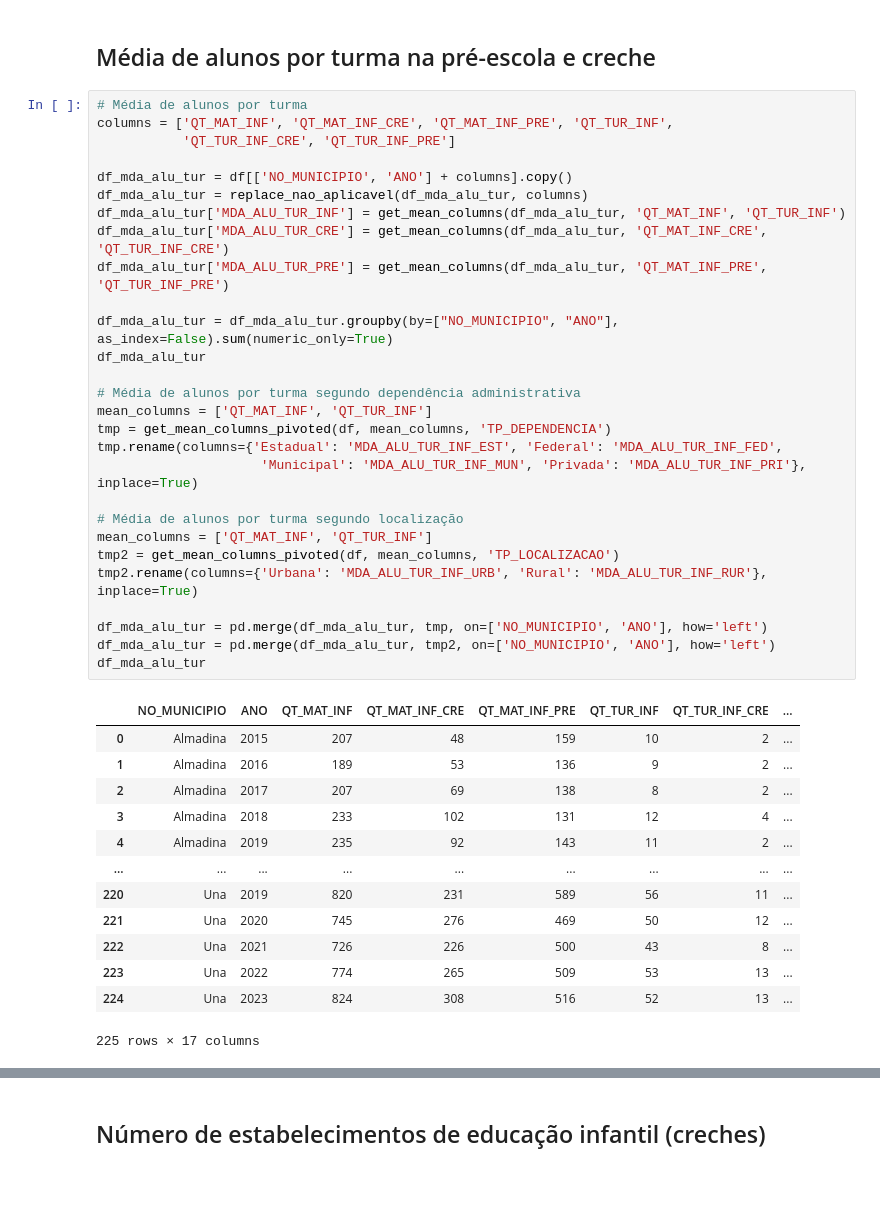
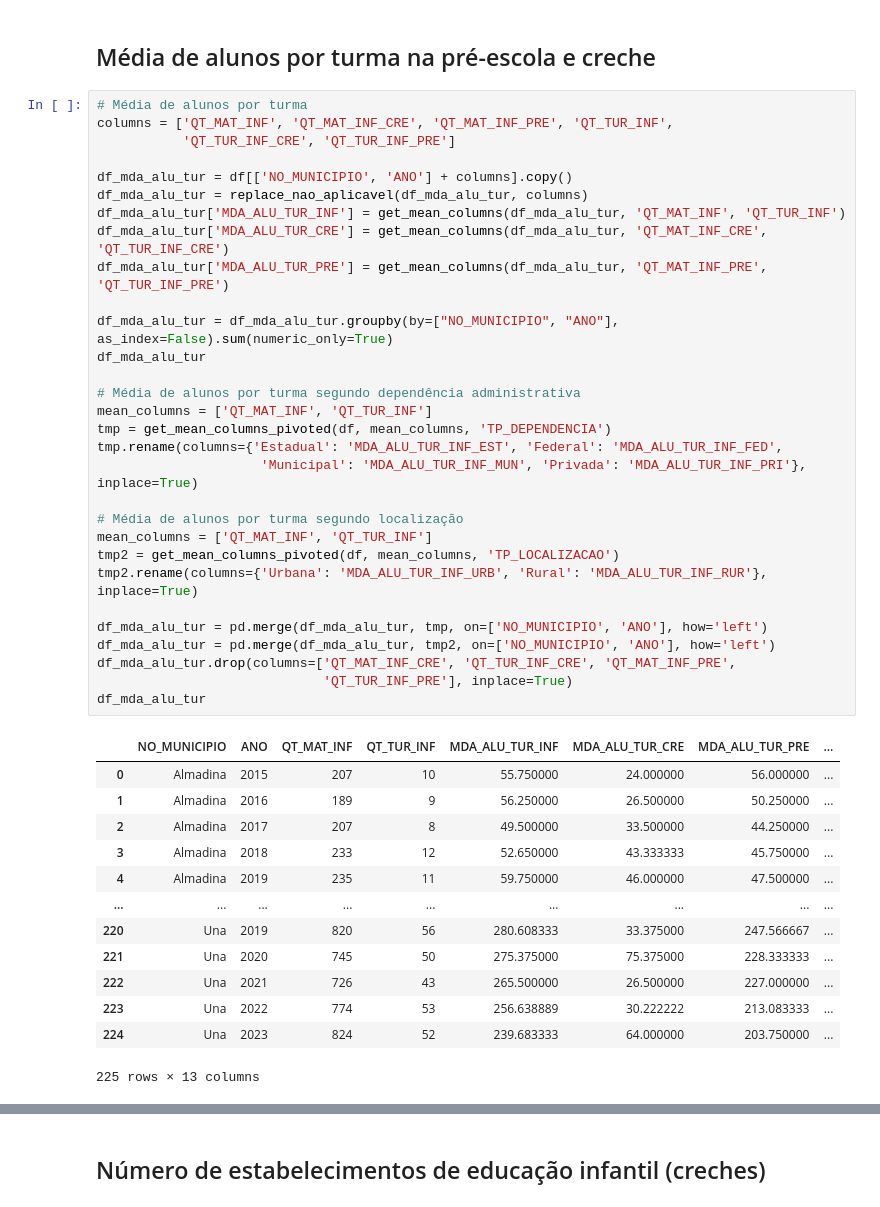
Before and after one commit to matheusssilva991/tj_educacao, a Jupyter notebook: src/tmp.ipynb, the cells around one changed output, grey strips where cells are left out. Cells and saved outputs as stored; diff of their text form.

```diff
--- a/src/tmp.ipynb
+++ b/src/tmp.ipynb
@@ -112,45 +63,47 @@ __Dados extraídos__:
 # %%
 # Média de alunos por turma
 columns = ['QT_MAT_INF', 'QT_MAT_INF_CRE', 'QT_MAT_INF_PRE', 'QT_TUR_INF',
            'QT_TUR_INF_CRE', 'QT_TUR_INF_PRE']
 
 df_mda_alu_tur = df[['NO_MUNICIPIO', 'ANO'] + columns].copy()
 df_mda_alu_tur = replace_nao_aplicavel(df_mda_alu_tur, columns)
 df_mda_alu_tur['MDA_ALU_TUR_INF'] = get_mean_columns(df_mda_alu_tur, 'QT_MAT_INF', 'QT_TUR_INF')
 df_mda_alu_tur['MDA_ALU_TUR_CRE'] = get_mean_columns(df_mda_alu_tur, 'QT_MAT_INF_CRE', 'QT_TUR_INF_CRE')
 df_mda_alu_tur['MDA_ALU_TUR_PRE'] = get_mean_columns(df_mda_alu_tur, 'QT_MAT_INF_PRE', 'QT_TUR_INF_PRE')
 
 df_mda_alu_tur = df_mda_alu_tur.groupby(by=["NO_MUNICIPIO", "ANO"], as_index=False).sum(numeric_only=True)
 df_mda_alu_tur
 
 # Média de alunos por turma segundo dependência administrativa
 mean_columns = ['QT_MAT_INF', 'QT_TUR_INF']
 tmp = get_mean_columns_pivoted(df, mean_columns, 'TP_DEPENDENCIA')
 tmp.rename(columns={'Estadual': 'MDA_ALU_TUR_INF_EST', 'Federal': 'MDA_ALU_TUR_INF_FED',
                      'Municipal': 'MDA_ALU_TUR_INF_MUN', 'Privada': 'MDA_ALU_TUR_INF_PRI'}, inplace=True)
 
 # Média de alunos por turma segundo localização
 mean_columns = ['QT_MAT_INF', 'QT_TUR_INF']
 tmp2 = get_mean_columns_pivoted(df, mean_columns, 'TP_LOCALIZACAO')
 tmp2.rename(columns={'Urbana': 'MDA_ALU_TUR_INF_URB', 'Rural': 'MDA_ALU_TUR_INF_RUR'}, inplace=True)
 
 df_mda_alu_tur = pd.merge(df_mda_alu_tur, tmp, on=['NO_MUNICIPIO', 'ANO'], how='left')
 df_mda_alu_tur = pd.merge(df_mda_alu_tur, tmp2, on=['NO_MUNICIPIO', 'ANO'], how='left')
+df_mda_alu_tur.drop(columns=['QT_MAT_INF_CRE', 'QT_TUR_INF_CRE', 'QT_MAT_INF_PRE',
+                             'QT_TUR_INF_PRE'], inplace=True)
 df_mda_alu_tur
 # %% [output]
-|  | NO_MUNICIPIO | ANO | QT_MAT_INF | QT_MAT_INF_CRE | QT_MAT_INF_PRE | QT_TUR_INF | QT_TUR_INF_CRE | ... |
-| 0 | Almadina | 2015 | 207 | 48 | 159 | 10 | 2 | ... |
-| 1 | Almadina | 2016 | 189 | 53 | 136 | 9 | 2 | ... |
-| 2 | Almadina | 2017 | 207 | 69 | 138 | 8 | 2 | ... |
-| 3 | Almadina | 2018 | 233 | 102 | 131 | 12 | 4 | ... |
-| 4 | Almadina | 2019 | 235 | 92 | 143 | 11 | 2 | ... |
+|  | NO_MUNICIPIO | ANO | QT_MAT_INF | QT_TUR_INF | MDA_ALU_TUR_INF | MDA_ALU_TUR_CRE | MDA_ALU_TUR_PRE | ... |
+| 0 | Almadina | 2015 | 207 | 10 | 55.750000 | 24.000000 | 56.000000 | ... |
+| 1 | Almadina | 2016 | 189 | 9 | 56.250000 | 26.500000 | 50.250000 | ... |
+| 2 | Almadina | 2017 | 207 | 8 | 49.500000 | 33.500000 | 44.250000 | ... |
+| 3 | Almadina | 2018 | 233 | 12 | 52.650000 | 43.333333 | 45.750000 | ... |
+| 4 | Almadina | 2019 | 235 | 11 | 59.750000 | 46.000000 | 47.500000 | ... |
 | ... | ... | ... | ... | ... | ... | ... | ... | ... |
-| 220 | Una | 2019 | 820 | 231 | 589 | 56 | 11 | ... |
-| 221 | Una | 2020 | 745 | 276 | 469 | 50 | 12 | ... |
-| 222 | Una | 2021 | 726 | 226 | 500 | 43 | 8 | ... |
-| 223 | Una | 2022 | 774 | 265 | 509 | 53 | 13 | ... |
-| 224 | Una | 2023 | 824 | 308 | 516 | 52 | 13 | ... |
+| 220 | Una | 2019 | 820 | 56 | 280.608333 | 33.375000 | 247.566667 | ... |
+| 221 | Una | 2020 | 745 | 50 | 275.375000 | 75.375000 | 228.333333 | ... |
+| 222 | Una | 2021 | 726 | 43 | 265.500000 | 26.500000 | 227.000000 | ... |
+| 223 | Una | 2022 | 774 | 53 | 256.638889 | 30.222222 | 213.083333 | ... |
+| 224 | Una | 2023 | 824 | 52 | 239.683333 | 64.000000 | 203.750000 | ... |
-225 rows × 17 columns
+225 rows × 13 columns
 # %% [markdown]
 __Dados extraídos__:
 
```
Also changed, not shown: parts of 17 cells of this notebook, 2 other files.
